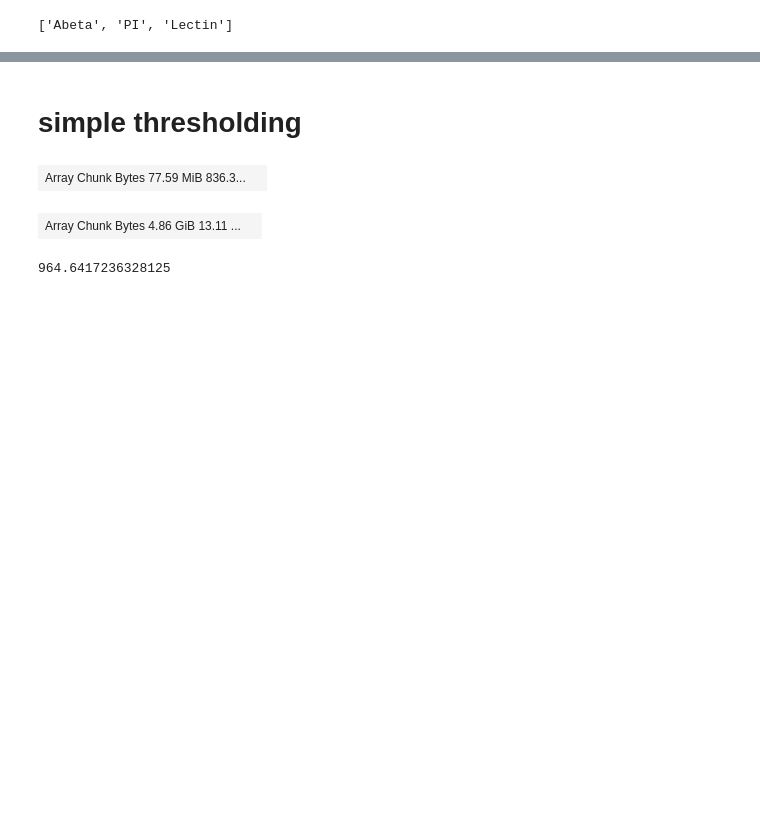
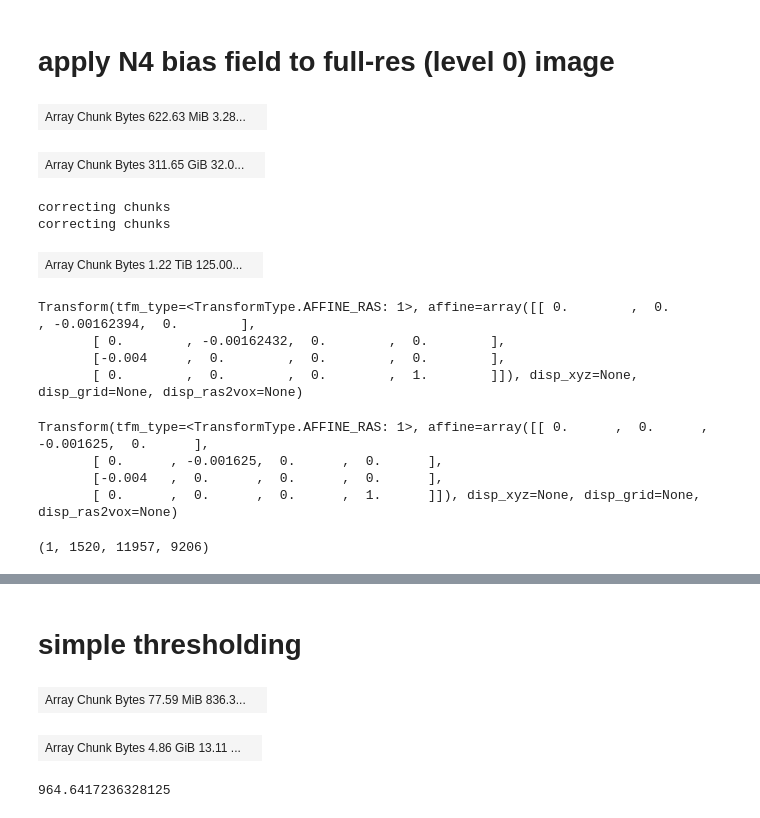
Before and after one commit to khanlab/SPIMquant, a Jupyter notebook: examples/notebooks/coiled_sandbox.ipynb, the cells around one changed output, grey strips where cells are left out. Saved outputs shown, nothing was run; the diff lists cells and outputs as text; code cells hidden in the pictures; blank space fills up the shorter version.

Commit message:
nearly completed workflow with n4, threshold, density

```diff
--- a/examples/notebooks/coiled_sandbox.ipynb
+++ b/examples/notebooks/coiled_sandbox.ipynb
@@ -69,4 +48,18 @@ transforms = attrs['multiscales'][0]['datasets'][level]['coordinateTransformatio
-# %%
-channel_labels
-# %% [output]
-['Abeta', 'PI', 'Lectin']
+# %% [markdown]
+# apply N4 bias field to full-res (level 0) image
+# %%
+ds_level_xy=4
+ds_level_z=3 #we don't downsample in z as much because it is already lower res
+
+hires_level=0
+
+znimg_ds = ZarrNii.from_path(in_zarr,level=ds_level_xy).downsample(along_z=2**ds_level_z)
+znimg_hires = ZarrNii.from_path(in_zarr,level=hires_level,chunks=(1,160,320,320),rechunk=True) #chunk size comes from upsampled array
+
+znimg_ds.darr
+# %% [output]
+| Array Chunk Bytes 622.63 MiB 3.28... |  |
+# %%
+znimg_hires.darr
+# %% [output]
+| Array Chunk Bytes 311.65 GiB 32.0... |  |
@@ -72,0 +74,35 @@ channel_labels
+# %%
+#ok, now we have the bias field.. let's resample it to the level
+# where we perform thresholding
+
+znimg_biasfield = ZarrNii.from_path(zarr_ds_bf,chunks=(1,20,20,20),rechunk=True)
+#znimg_biasfield_upsampled = znimg_biasfield.upsample(along_x=actual_scaling,
+#                                                          along_y=actual_scaling,
+#                                                          along_z=2**ds_level_z)
+
+znimg_biasfield_upsampled = znimg_biasfield.upsample(to_shape=znimg_hires.darr.shape)
+#znimg_biasfield_upsampled = znimg_biasfield.upsample(to_shape=(1,1520,1495,1150))
+
+znimg_biasfield_upsampled.darr
+# %% [output]
+correcting chunks
+correcting chunks
+| Array Chunk Bytes 1.22 TiB 125.00... |  |
+# %%
+znimg_biasfield_upsampled.vox2ras
+# %% [output]
+Transform(tfm_type=<TransformType.AFFINE_RAS: 1>, affine=array([[ 0.        ,  0.        , -0.00162394,  0.        ],
+       [ 0.        , -0.00162432,  0.        ,  0.        ],
+       [-0.004     ,  0.        ,  0.        ,  0.        ],
+       [ 0.        ,  0.        ,  0.        ,  1.        ]]), disp_xyz=None, disp_grid=None, disp_ras2vox=None)
+# %%
+znimg_hires.vox2ras
+# %% [output]
+Transform(tfm_type=<TransformType.AFFINE_RAS: 1>, affine=array([[ 0.      ,  0.      , -0.001625,  0.      ],
+       [ 0.      , -0.001625,  0.      ,  0.      ],
+       [-0.004   ,  0.      ,  0.      ,  0.      ],
+       [ 0.      ,  0.      ,  0.      ,  1.      ]]), disp_xyz=None, disp_grid=None, disp_ras2vox=None)
+# %%
+znimg_hires.darr.shape
+# %% [output]
+(1, 1520, 11957, 9206)
```
Also changed, not shown: parts of 27 cells of this notebook.
